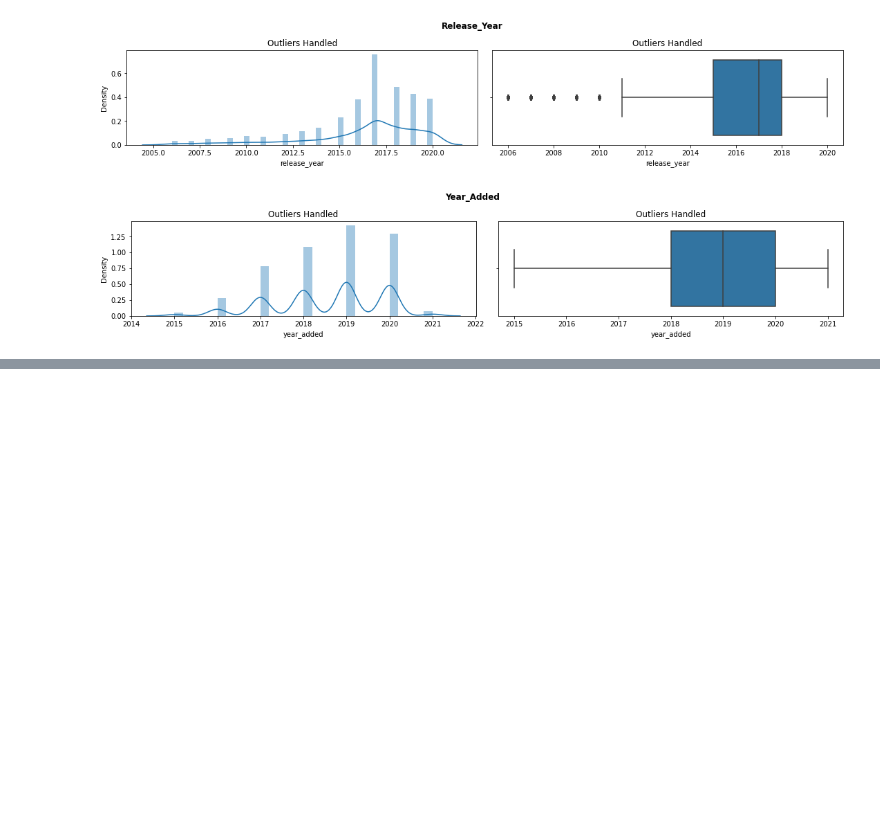
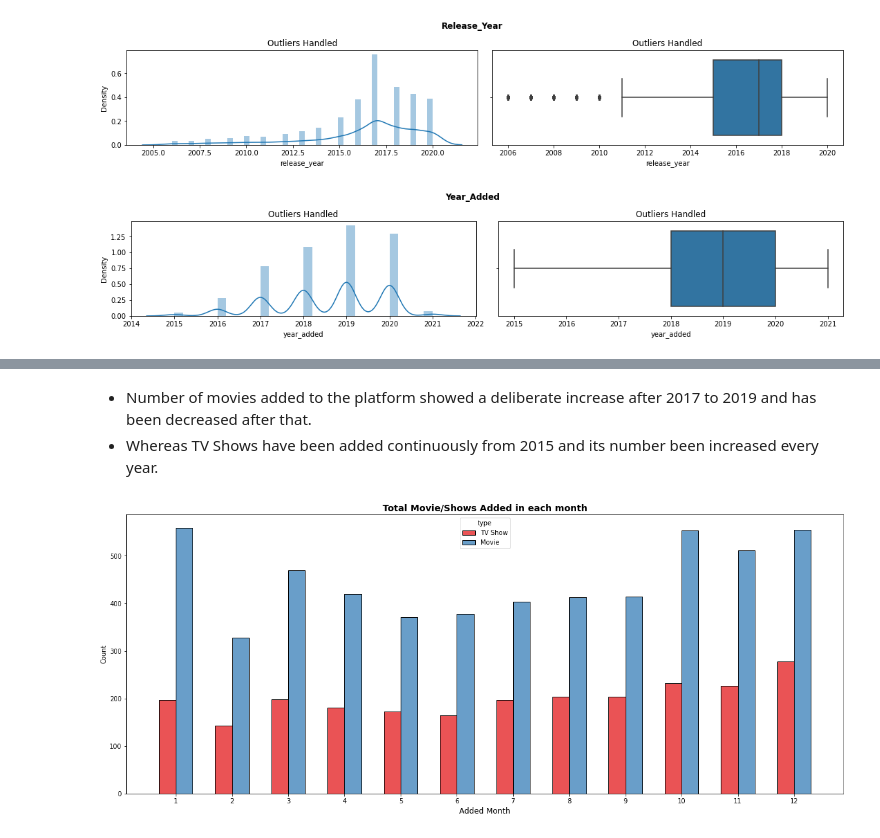
Before and after one commit to Amol2332/NETFLIX-MOVIES-AND-TV-SHOWS-CLUSTERING, a Jupyter notebook: netflix_clustering.ipynb, the cells around one changed output, grey strips where cells are left out. Saved outputs shown, nothing was run; the diff lists cells and outputs as text; code cells hidden in the pictures; blank space fills up the shorter version.

```diff
--- a/netflix_clustering.ipynb
+++ b/netflix_clustering.ipynb
@@ -272,0 +299,11 @@ for col in ['release_year','year_added']:
+# %% [markdown]
+* Number of movies added to the platform showed a deliberate increase after 2017 to 2019 and has been decreased after that.
+* Whereas TV Shows have been added continuously from 2015 and its number been increased every year.
+# %%
+a = plt.figure(figsize=(20,8))
+a = sns.histplot(x='month_added', hue = 'type', multiple="dodge", data = df,discrete=True, palette ="Set1",shrink=.6,bins=50)
+a = plt.xticks(ticks= np.arange(df.month_added.min(),df.month_added.max()+1,1))
+a = plt.title('Total Movie/Shows Added in each month',fontsize = 14, fontweight='bold')
+a = plt.xlabel('Added Month',fontsize = 12)
+# %% [output]
+[figure, added]
```
Also changed, not shown: parts of 37 cells of this notebook.
